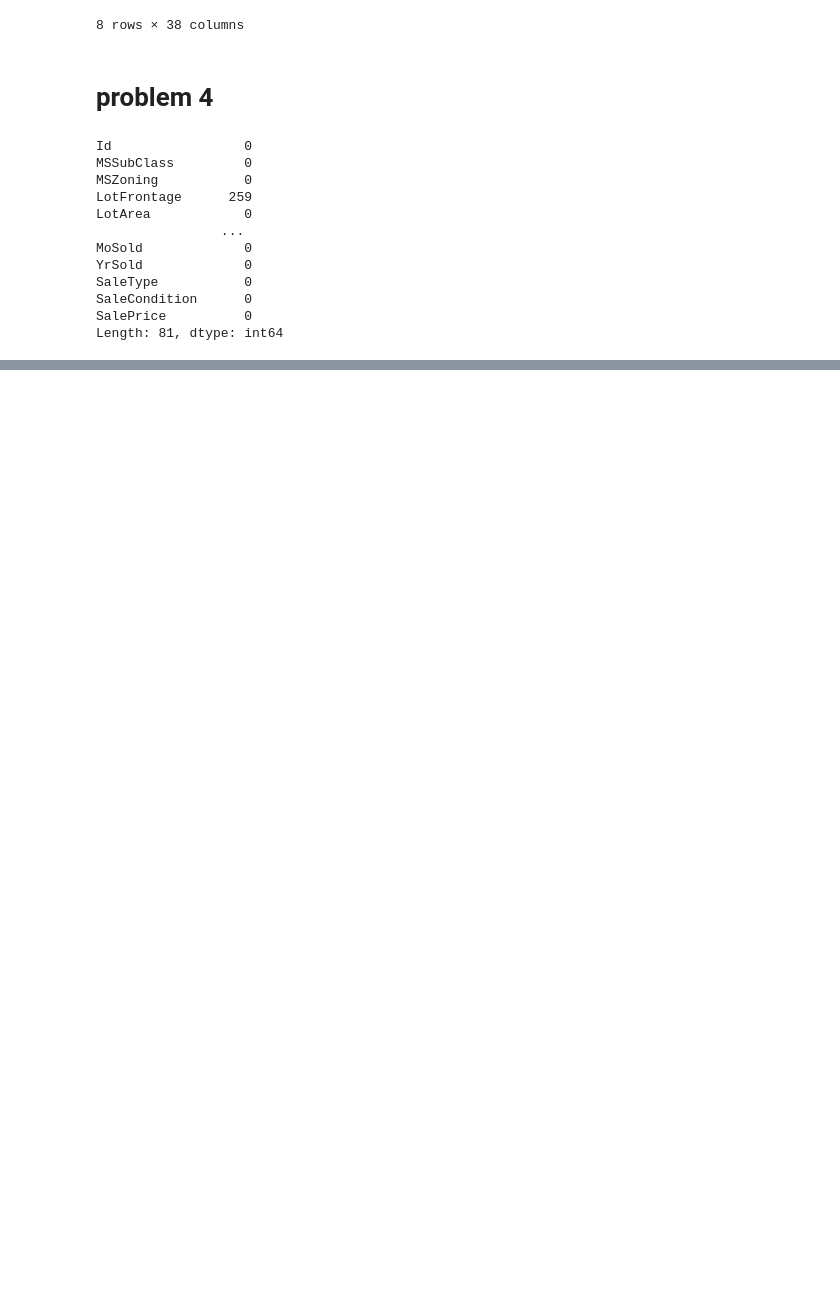
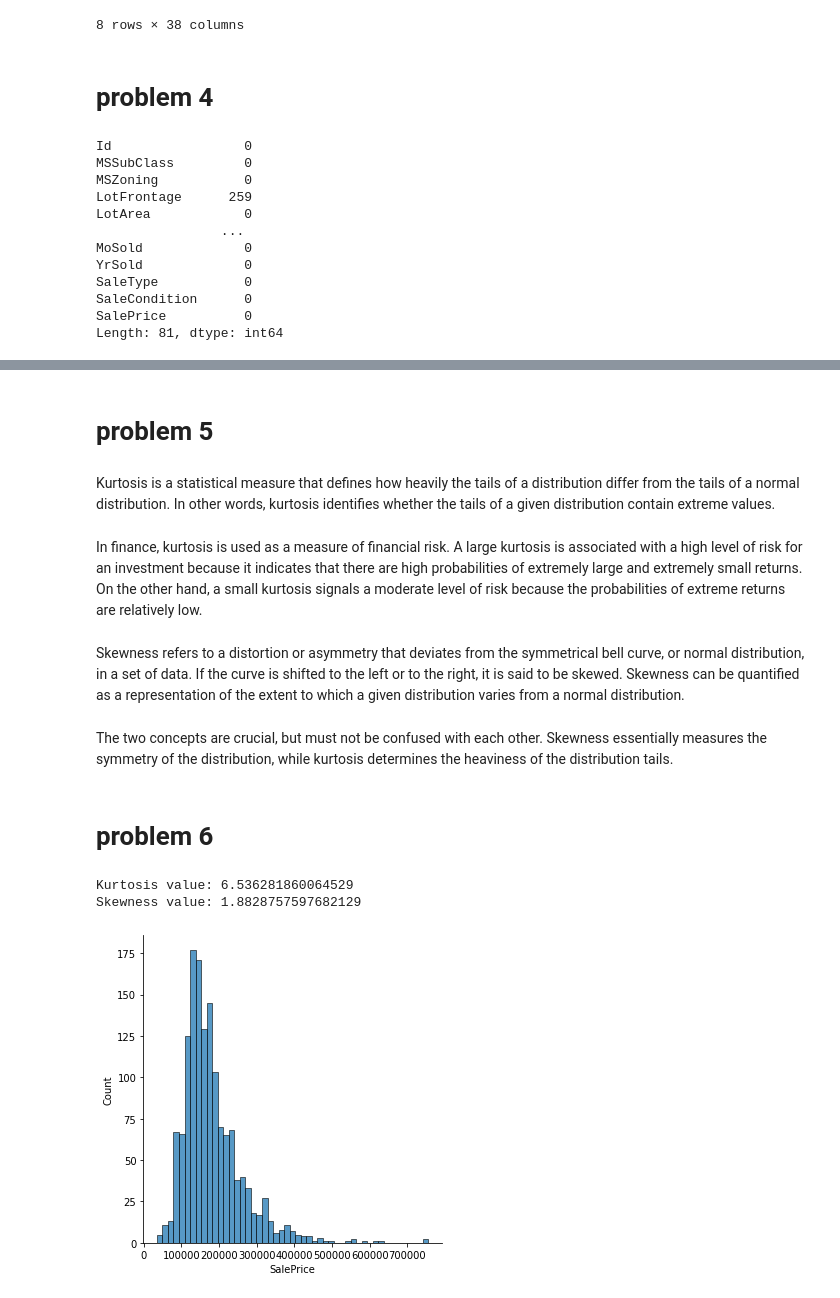
Before and after one commit to quang3103/diveintocode-ml, a Jupyter notebook: week3_preClass/assignment2.ipynb, the cells around one changed output, grey strips where cells are left out. Drawn from its saved outputs; the diff is of its cells as text; code cells hidden in the pictures; blank space fills up the shorter version.

Commit message:
adding problems to assignment2

```diff
--- a/week3_preClass/assignment2.ipynb
+++ b/week3_preClass/assignment2.ipynb
@@ -92,0 +134,22 @@ Length: 81, dtype: int64
+# %% [markdown]
+# problem 5
+# %% [markdown]
+Kurtosis is a statistical measure that defines how heavily the tails of a distribution differ from the tails of a normal distribution. In other words, kurtosis identifies whether the tails of a given distribution contain extreme values.
+# %% [markdown]
+In finance, kurtosis is used as a measure of financial risk. A large kurtosis is associated with a high level of risk for an investment because it indicates that there are high probabilities of extremely large and extremely small returns. On the other hand, a small kurtosis signals a moderate level of risk because the probabilities of extreme returns are relatively low.
+# %% [markdown]
+Skewness refers to a distortion or asymmetry that deviates from the symmetrical bell curve, or normal distribution, in a set of data. If the curve is shifted to the left or to the right, it is said to be skewed. Skewness can be quantified as a representation of the extent to which a given distribution varies from a normal distribution.
+# %% [markdown]
+The two concepts are crucial, but must not be confused with each other. Skewness essentially measures the symmetry of the distribution, while kurtosis determines the heaviness of the distribution tails.
+# %% [markdown]
+# problem 6
+# %%
+sns.displot(houses.iloc[:, -1])
+kurt = houses.kurt(axis = 0)
+print("Kurtosis value:", kurt[-1])
+skew = houses.skew(axis = 0)
+print("Skewness value:", skew[-1])
+# %% [output]
+Kurtosis value: 6.536281860064529
+Skewness value: 1.8828757597682129
+[figure, added]
```
Also changed, not shown: parts of 18 cells of this notebook.
